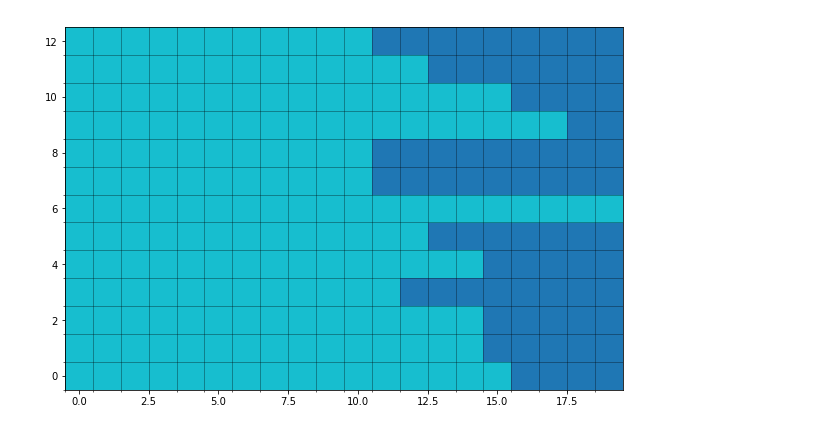
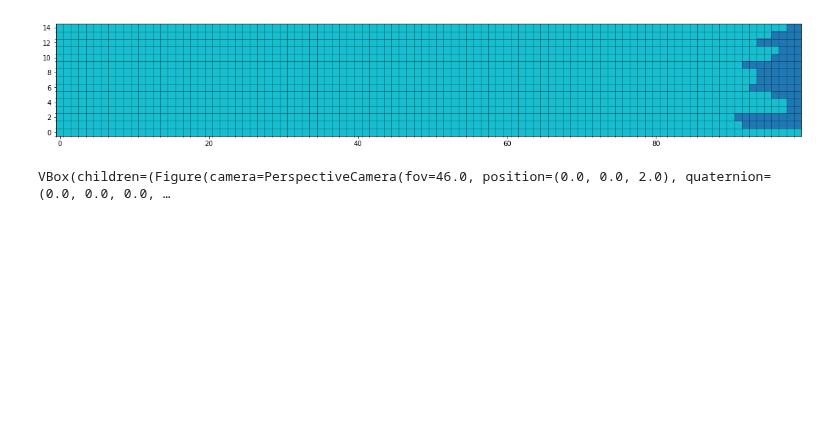
Before and after one commit to brouhardlab/anamic, a Jupyter notebook: notebooks/Development/Simulate Microtubule Dynamic.ipynb, the cells around one changed output. Drawn from its saved outputs; the diff is of its cells as text; code cells hidden in the pictures; blank space fills up the shorter version.

```diff
--- a/notebooks/Development/Simulate Microtubule Dynamic.ipynb
+++ b/notebooks/Development/Simulate Microtubule Dynamic.ipynb
@@ -13,18 +13,20 @@ import pandas as pd
 import matplotlib.pyplot as plt
 import ipyvolume as ipv
 # %%
-n_pf = 13
-n_rows = 20
+n_pf = 15
+n_rows = 100
 
 dimers = np.ones((n_pf, n_rows))
 dimers = anamic.structure.generate_random_tapers(dimers, 0, 10)
 
 _ = anamic.viz.viz_dimers(dimers, start_row=0, grid=True)
 # %% [output]
-[figure, old version]
+[figure, new version]
 # %%
 positions = anamic.structure.get_dimer_positions(dimers)
-anamic.viz.viz_dimer_positions(positions, size=4, color_feature_name='row')
+anamic.viz.viz_dimer_positions(positions, size=1, color_feature_name='pf')
+# %% [output]
+VBox(children=(Figure(camera=PerspectiveCamera(fov=46.0, position=(0.0, 0.0, 2.0), quaternion=(0.0, 0.0, 0.0, …
 # %%
 time_per_frame = 1e-1  # s
 duration = 1  # s
```
Also changed, not shown: 3 other files.
